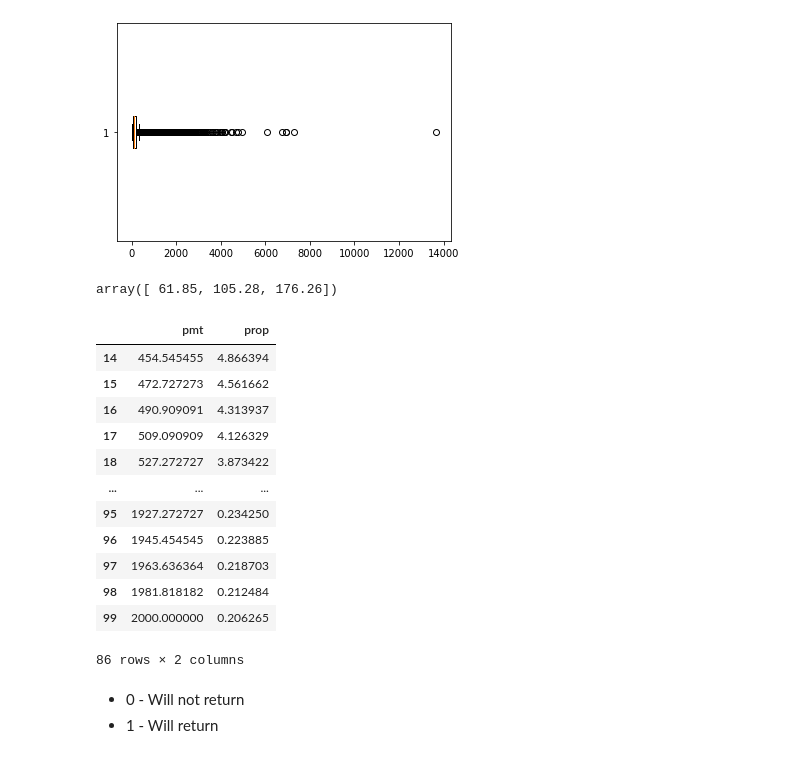
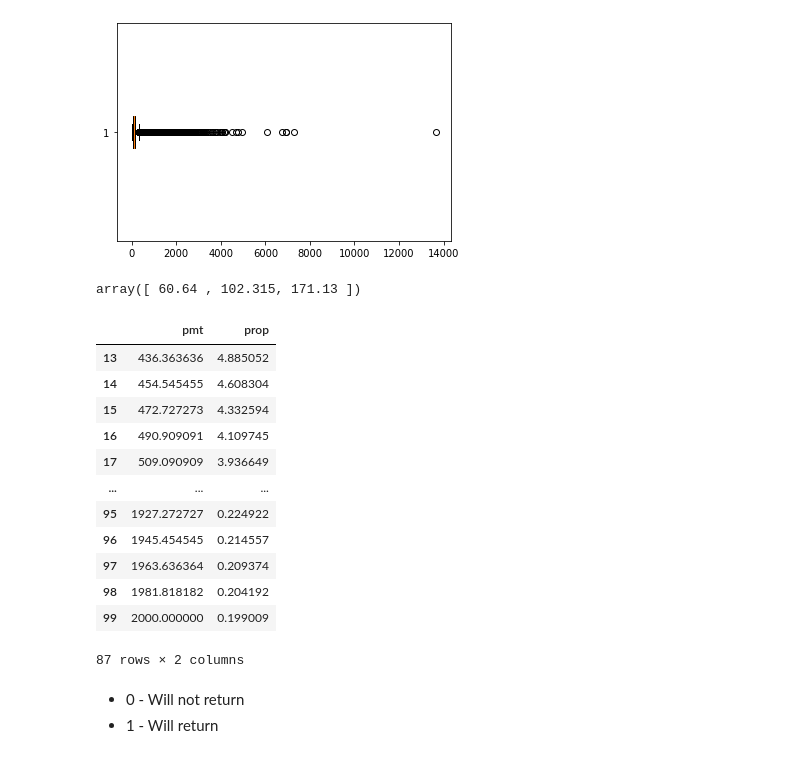
Before and after one commit to nicholasatyahadi/Customer-Purchasing-Behaviour-Analysis, a Jupyter notebook: main.ipynb, the cells around one changed output. Saved outputs shown, nothing was run; the diff lists cells and outputs as text; code cells hidden in the pictures.

```diff
--- a/main.ipynb
+++ b/main.ipynb
@@ -291,7 +314,9 @@ ordercat_sum
 #Pick the necessary columns
 temp = pysqldf("select order_id, avg(review_score) as avg_review from orderreview group by 1")
 orderreview_sum = (orderdb[['customer_id','order_id']]
-                   .merge(temp[['order_id','avg_review']], on = 'order_id', how ='left'))
+                   .merge(temp[['order_id','avg_review']], on = 'order_id', how ='left')
+                   .drop_duplicates()
+                  )
 orderreview_sum
 # %% [output]
 |  | customer_id | order_id | avg_review |
@@ -312,7 +337,7 @@ ordercat_sum.to_csv('ordercat.csv', index=False)
 orderpmt_sum.to_csv('orderpmt.csv', index = False)
 # %%
 #Dataset with review & average price per order
-temp = pysqldf("select distinct order_id,sum(total_payment) as total_payment from orderdb group by 1")
+temp = pysqldf("select distinct order_id,sum(total_payment) as total_payment, avg(total_payment) as avg_payment from orderdb group by 1")
 orderreview_sum1 = orderreview_sum.merge(temp, how = 'left', on = 'order_id').drop_duplicates().reset_index(drop=True)
 orderreview_sum1
 # %% [output]
@@ -396,33 +420,33 @@ ax1.boxplot(orderreview_sum1.total_payment, vert=False)
  'means': []}
 [figure]
 # %%
-np.quantile(np.array(orderreview_sum1.total_payment),[0.25,0.5,0.75])
+np.quantile(np.array(orderreview_sum1.avg_payment),[0.25,0.5,0.75])
 # %% [output]
-array([ 61.85, 105.28, 176.26])
+array([ 60.64 , 102.315, 171.13 ])
 # %%
 check = pd.DataFrame({})
 pmt = []
 prop = []
 for pmts in list(np.linspace(200,2000,100)):
     pmt.append(pmts)
-    prop.append(orderreview_sum1[orderreview_sum1.total_payment > pmts].shape[0]/orderreview_sum1.shape[0]*100)
+    prop.append(orderreview_sum1[orderreview_sum1.avg_payment > pmts].shape[0]/orderreview_sum1.shape[0]*100)
 check['pmt'] = pmt
 check['prop'] = prop
 check[check.prop < 5]
 # %% [output]
 |  | pmt | prop |
-| 14 | 454.545455 | 4.866394 |
-| 15 | 472.727273 | 4.561662 |
-| 16 | 490.909091 | 4.313937 |
-| 17 | 509.090909 | 4.126329 |
-| 18 | 527.272727 | 3.873422 |
+| 13 | 436.363636 | 4.885052 |
+| 14 | 454.545455 | 4.608304 |
+| 15 | 472.727273 | 4.332594 |
+| 16 | 490.909091 | 4.109745 |
+| 17 | 509.090909 | 3.936649 |
 | ... | ... | ... |
-| 95 | 1927.272727 | 0.234250 |
-| 96 | 1945.454545 | 0.223885 |
-| 97 | 1963.636364 | 0.218703 |
-| 98 | 1981.818182 | 0.212484 |
-| 99 | 2000.000000 | 0.206265 |
+| 95 | 1927.272727 | 0.224922 |
+| 96 | 1945.454545 | 0.214557 |
+| 97 | 1963.636364 | 0.209374 |
+| 98 | 1981.818182 | 0.204192 |
+| 99 | 2000.000000 | 0.199009 |
-86 rows × 2 columns
+87 rows × 2 columns
 # %% [markdown]
 - 0 - Will not return
 - 1 - Will return
```
Also changed, not shown: parts of 20 cells of this notebook, 1 other file.
